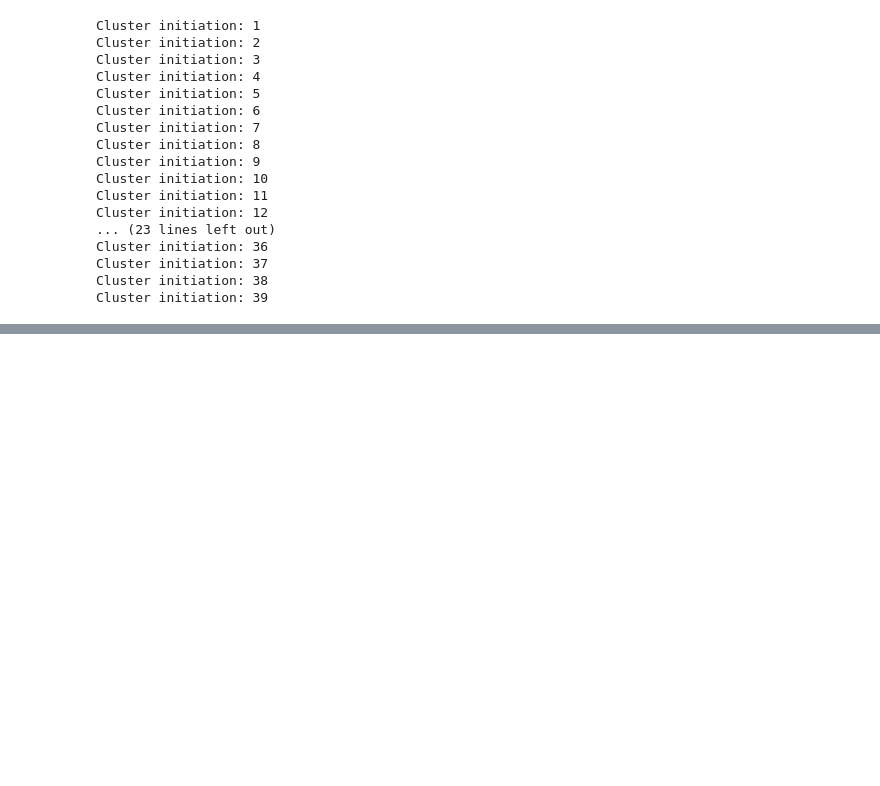
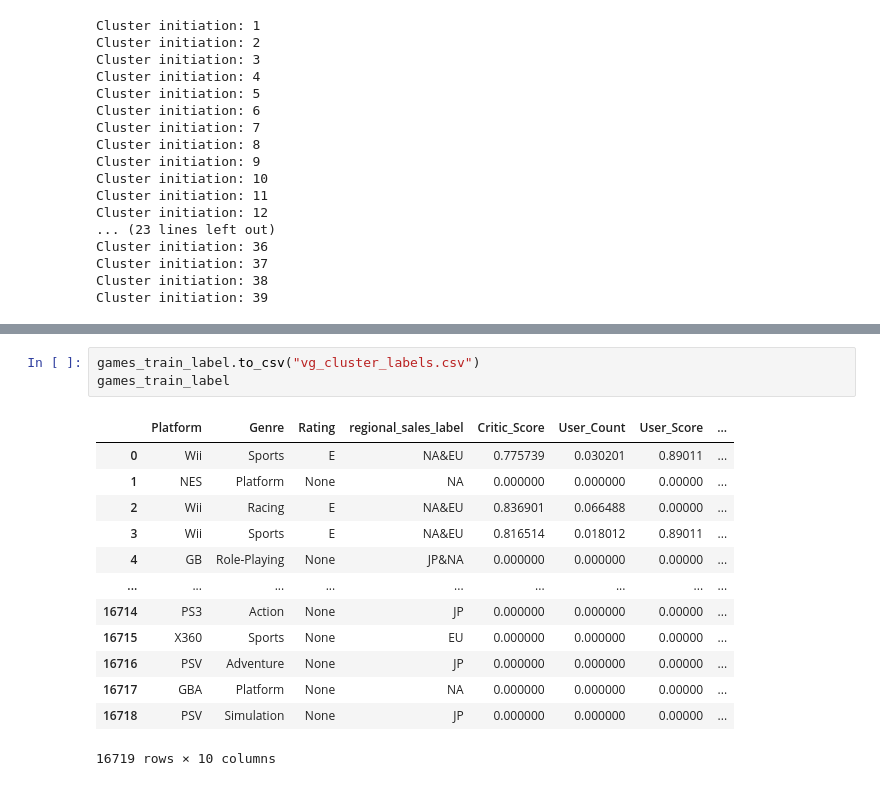
Before and after one commit to velwu/UIUC-MLTP-Final, a Jupyter notebook: Games_clustering_v3.ipynb, the cells around one changed output, grey strips where cells are left out. Cells and saved outputs as stored; diff of their text form; blank space fills up the shorter version.

```diff
--- a/Games_clustering_v3.ipynb
+++ b/Games_clustering_v3.ipynb
@@ -529,0 +530,17 @@ games_train_label.groupby('cluster_label').agg(lambda x:x.value_counts().index[0
+# %%
+games_train_label.to_csv("vg_cluster_labels.csv")
+games_train_label
+# %% [output]
+|  | Platform | Genre | Rating | regional_sales_label | Critic_Score | User_Count | User_Score | ... |
+| 0 | Wii | Sports | E | NA&EU | 0.775739 | 0.030201 | 0.89011 | ... |
+| 1 | NES | Platform | None | NA | 0.000000 | 0.000000 | 0.00000 | ... |
+| 2 | Wii | Racing | E | NA&EU | 0.836901 | 0.066488 | 0.00000 | ... |
+| 3 | Wii | Sports | E | NA&EU | 0.816514 | 0.018012 | 0.89011 | ... |
+| 4 | GB | Role-Playing | None | JP&NA | 0.000000 | 0.000000 | 0.00000 | ... |
+| ... | ... | ... | ... | ... | ... | ... | ... | ... |
+| 16714 | PS3 | Action | None | JP | 0.000000 | 0.000000 | 0.00000 | ... |
+| 16715 | X360 | Sports | None | EU | 0.000000 | 0.000000 | 0.00000 | ... |
+| 16716 | PSV | Adventure | None | JP | 0.000000 | 0.000000 | 0.00000 | ... |
+| 16717 | GBA | Platform | None | NA | 0.000000 | 0.000000 | 0.00000 | ... |
+| 16718 | PSV | Simulation | None | JP | 0.000000 | 0.000000 | 0.00000 | ... |
+16719 rows × 10 columns
```
Also changed, not shown: parts of 16 cells of this notebook, 1 other file.
